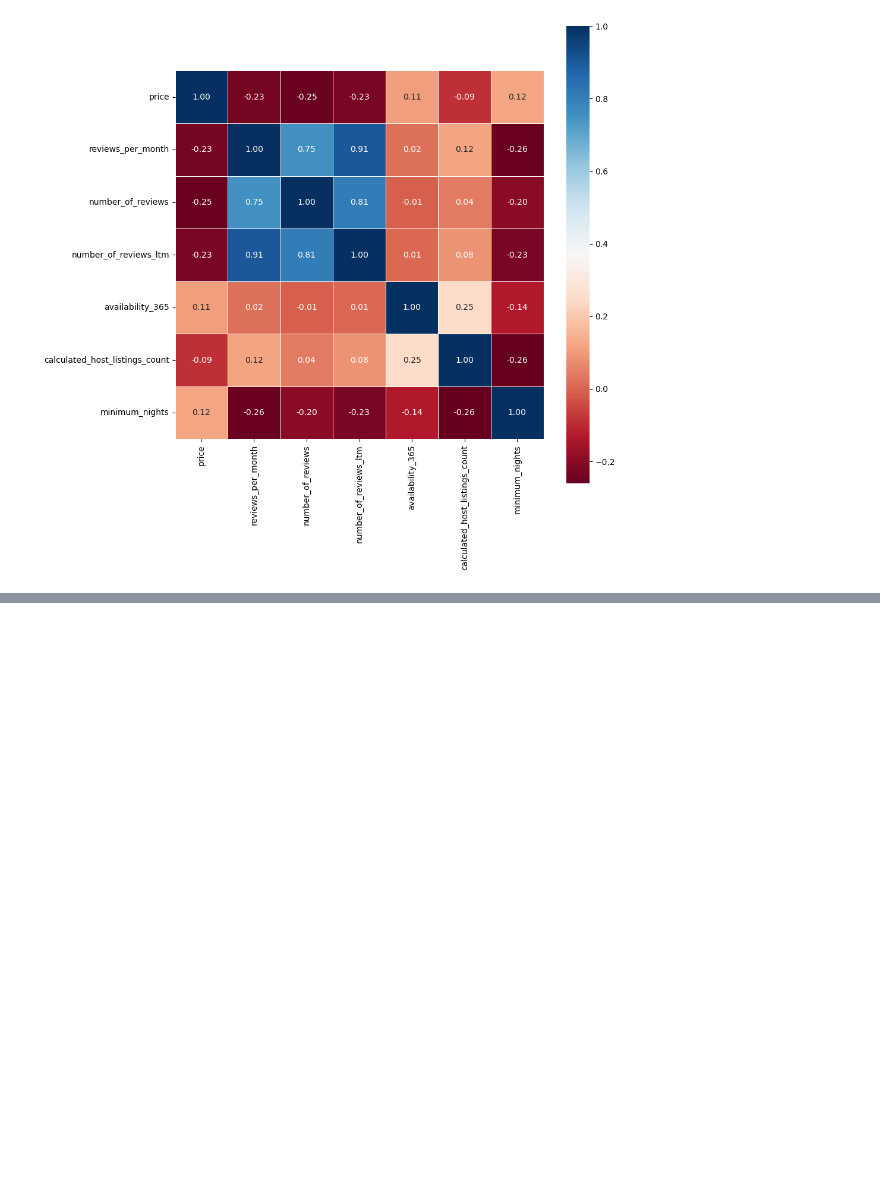
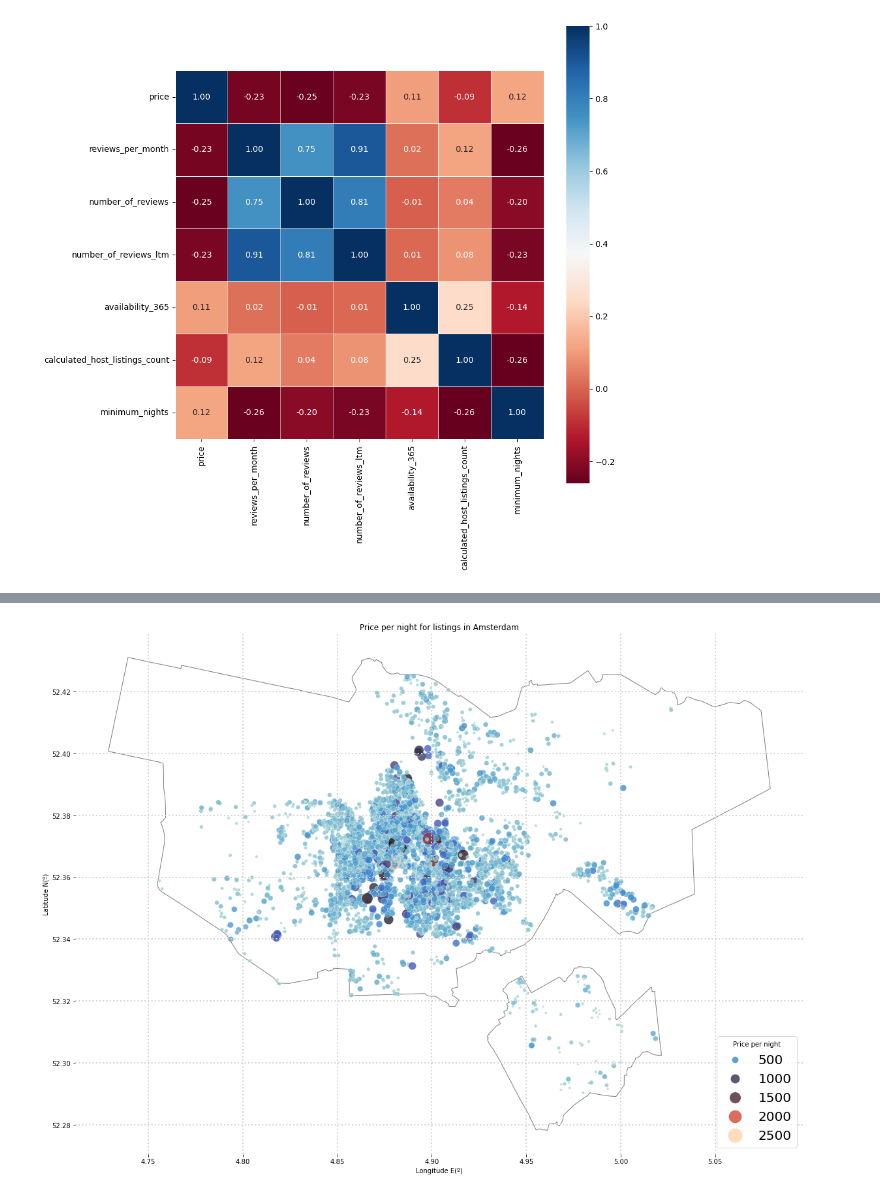
Before and after one commit to pedrohfm/dsnp, a Jupyter notebook: analise-dados-e-pandas/pedrohfm-airbnb-data-analysis-2024.ipynb, the cells around one changed output, grey strips where cells are left out. Drawn from its saved outputs; the diff is of its cells as text; code cells hidden in the pictures; blank space fills up the shorter version.

```diff
--- a/analise-dados-e-pandas/pedrohfm-airbnb-data-analysis-2024.ipynb
+++ b/analise-dados-e-pandas/pedrohfm-airbnb-data-analysis-2024.ipynb
@@ -372,0 +492,9 @@ sns.heatmap(correlation,cmap='RdBu',fmt='.2f',square=True,linecolor='white',line
+# %%
+# geopandas so we can import .shp files
+import geopandas as gpd
+
+# loading a shapefile with municipal boundaries of cities in The Netherlands
+nl_shapefile = "./georef-netherlands-gemeente-millesime.shp"
+nl_map = gpd.read_file(nl_shapefile)
+
+nl_map
@@ -372,0 +515,4 @@ sns.heatmap(correlation,cmap='RdBu',fmt='.2f',square=True,linecolor='white',line
+# %%
+# filtering for the limits of Amsterdam
+amsterdam_map = nl_map[nl_map['gem_name'] == "['Amsterdam']"]
+amsterdam_map
@@ -372,0 +522,29 @@ sns.heatmap(correlation,cmap='RdBu',fmt='.2f',square=True,linecolor='white',line
+# %%
+# creating the plot
+f, ax = plt.subplots(1, figsize=(20,20),dpi=72)
+ax = amsterdam_map.plot(color='white', edgecolor='grey', ax=ax)
+
+# setting attributes
+ax.set(title='Price per night for listings in Amsterdam',
+       xlabel = 'Longitude E(º)',
+       ylabel = 'Latitude N(º)'
+       )
+
+# setting a grid and turning off the boundary lines
+ax.grid(True,color='lightgrey',linestyle='dotted',linewidth=2)
+ax.spines[['top','bottom','right','left']].set_visible(False)
+
+# plotting data on top of the outline
+sns.scatterplot(data=df_clean,
+                x='longitude',
+                y='latitude',
+                hue='price',
+                palette='icefire',
+                size='price',
+                sizes=(5,500),
+                alpha=0.8
+                ).legend(title="Price per night",
+                         prop={'size':20},
+                         loc='lower right');
+# %% [output]
+[figure, added]
```
Also changed, not shown: parts of 49 cells of this notebook, 5 other files.
